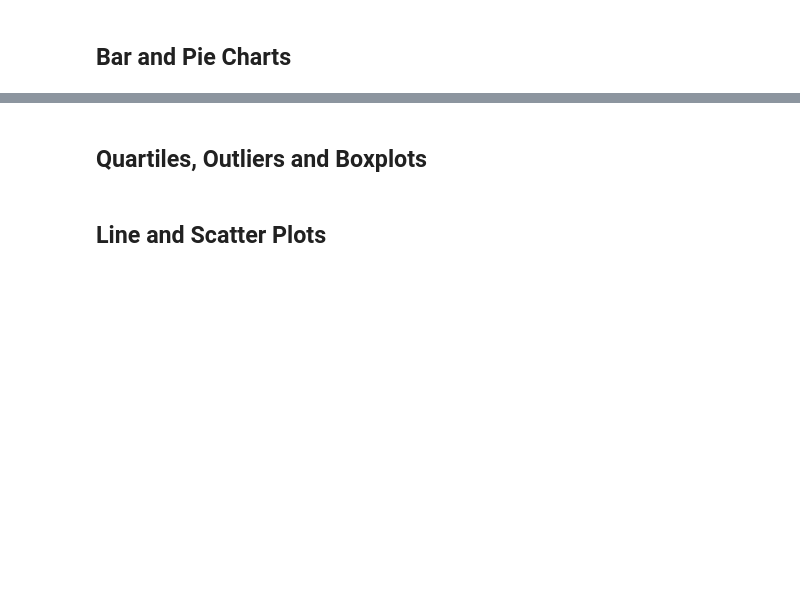
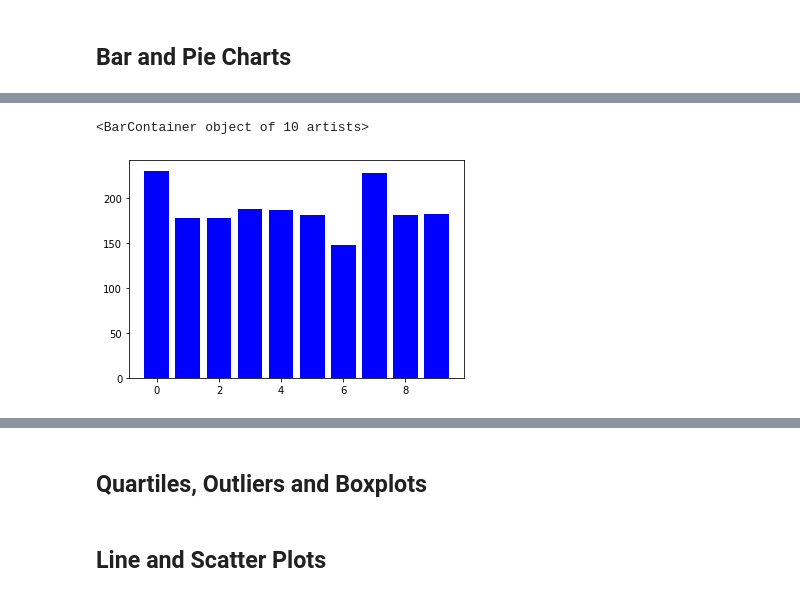
Before and after one commit to cdfencing/Matplotlib-The-Power-of-Plots, a Jupyter notebook: Pymaceuticals/Pymaceuticals.ipynb, the cells around one changed output, grey strips where cells are left out. Saved outputs shown, nothing was run; the diff lists cells and outputs as text; code cells hidden in the pictures; blank space fills up the shorter version.

```diff
--- a/Pymaceuticals/Pymaceuticals.ipynb
+++ b/Pymaceuticals/Pymaceuticals.ipynb
@@ -72,0 +87,12 @@ Summary_tumor_volume.head()
+# %%
+# Bar plot displaying number of mice per drug regimen by pyplot method
+
+
+Drug_Regimens = mice_by_treatment
+mice_in_treatments = count_mice_by_treatment
+x_axis = np.arange(len(mice_in_treatments))
+
+plt.bar(x_axis, mice_in_treatments, color="b", align="center")
+# %% [output]
+<BarContainer object of 10 artists>
+[figure, added]
```
Also changed, not shown: parts of 7 cells of this notebook.
